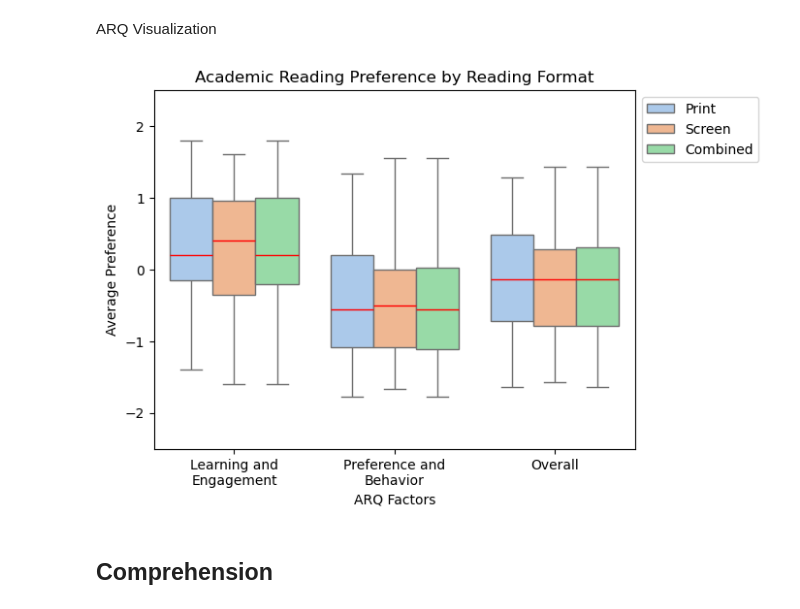
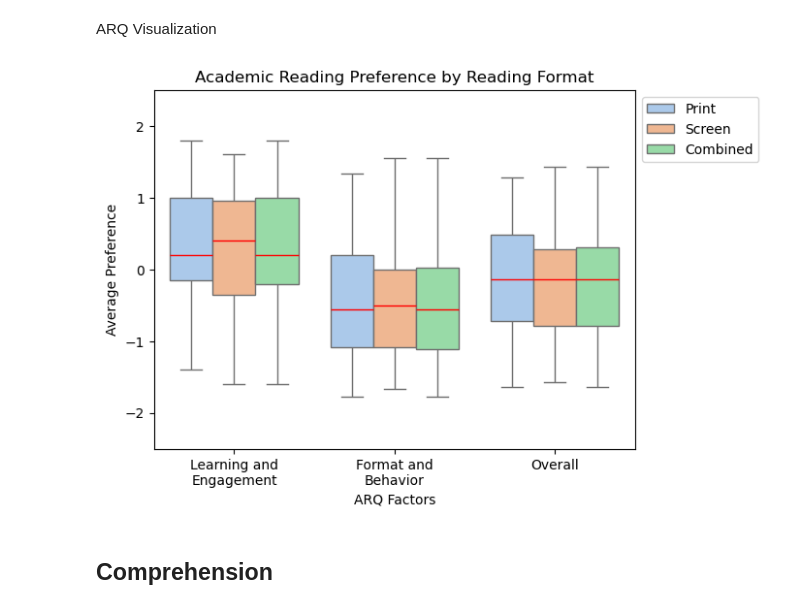
Before and after one commit to KyleCarlo/ScreenVSPrint, a Jupyter notebook: Notebook.ipynb, the cells around one changed output. Drawn from its saved outputs; the diff is of its cells as text; code cells hidden in the pictures.

```diff
--- a/Notebook.ipynb
+++ b/Notebook.ipynb
@@ -326,29 +360,29 @@ ARQ Visualization
 # %%
 arq_median_samp_long = arq_median_samp.melt(id_vars=['format'], value_vars=['learn_engage', 'format_behave', 'arq_overall'], var_name='arq', value_name='average')
 arq_median_samp_long_2 = arq_median_samp_long.copy()
 arq_median_samp_long_2['format'] = 'Combined'
 arq_median_long_combined = pd.concat([arq_median_samp_long, arq_median_samp_long_2])
 sns.boxplot(x='arq', y='average', hue='format', data=arq_median_long_combined, palette='pastel', medianprops={'color': 'red'})
 
 plt.legend(bbox_to_anchor=(1.00, 1), loc='upper left')
 
 plt.title('Academic Reading Preference by Reading Format')
 plt.ylabel('Average Preference')
 plt.xlabel('ARQ Factors')
 plt.xticks(
     ticks=range(3),          # positions of the ticks
-    labels=['Learning and\nEngagement', 'Preference and\nBehavior', 'Overall']
+    labels=['Learning and\nEngagement', 'Format and\nBehavior', 'Overall']
 )
 plt.ylim(-2.5,2.5)
 plt.savefig(
     'Academic Reading Preference by Reading Format.png',
     dpi=300,
     bbox_inches='tight',
     pad_inches=0.3
 )
 plt.show()
 # %% [output]
-[figure, old version]
+[figure, new version]
 # %% [markdown]
 ## Comprehension
 # %%
```
Also changed, not shown: parts of 25 cells of this notebook, 3 other files.
